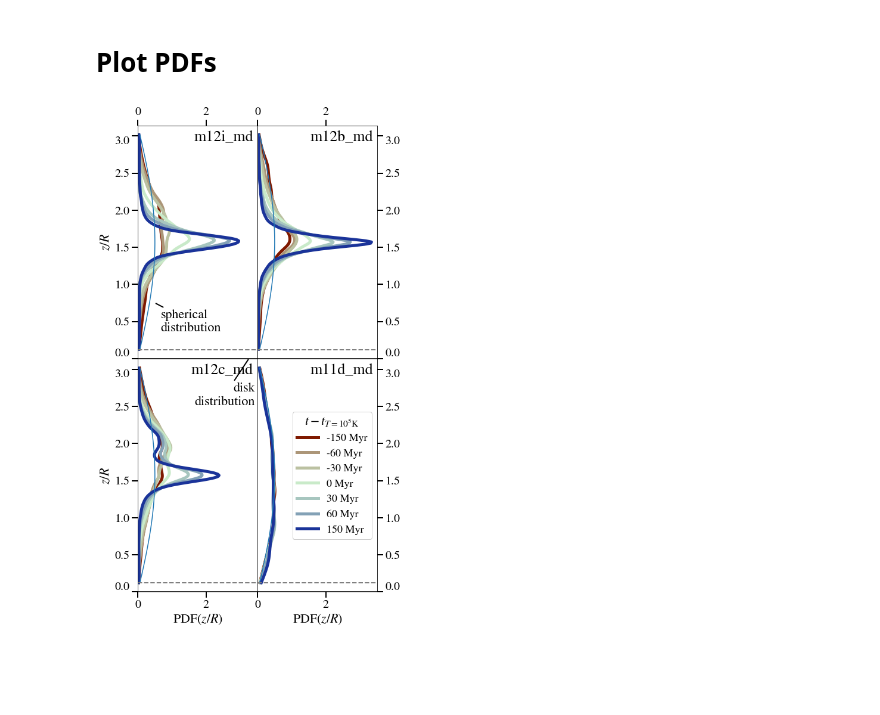
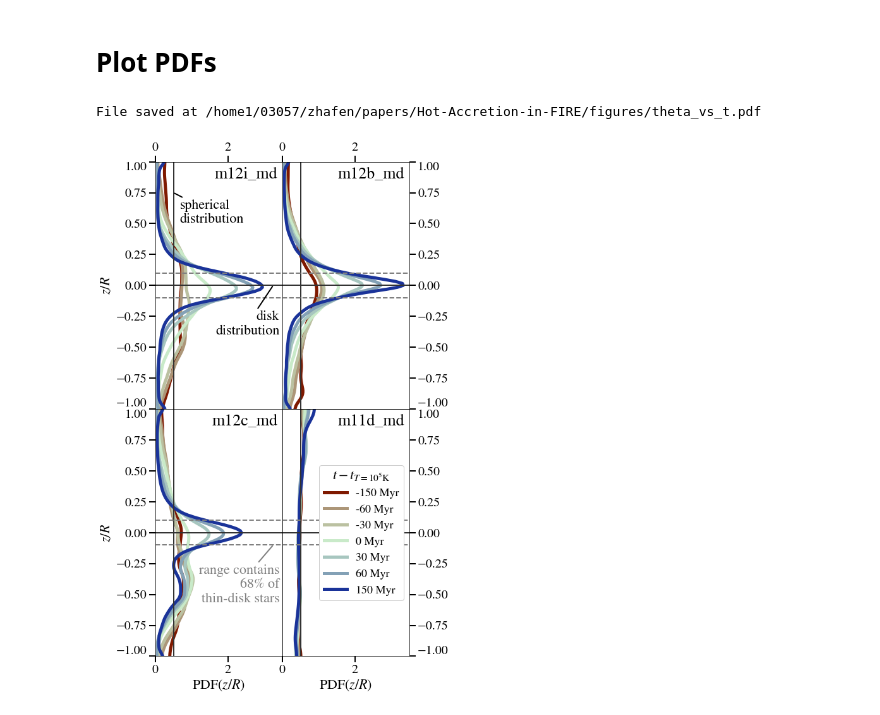
Before and after one commit to zhafen/Hot-Accretion-in-FIRE, a Jupyter notebook: analysis/combined.ipynb, the cells around one changed output. Saved outputs shown, nothing was run; the diff lists cells and outputs as text; code cells hidden in the pictures.

Commit message:
Added combined theta_vs_t plot.

```diff
--- a/analysis/combined.ipynb
+++ b/analysis/combined.ipynb
@@ -82,8 +82,8 @@ for k, row in enumerate( sims_to_plot ):
             )
 
             line = ax.plot(
-                pdf * np.sin( np.arccos( centers ) ),
-                np.arccos( centers ),
+                pdf,
+                centers,
                 linewidth = 5,
                 color = color,
                 label = label,
@@ -103,16 +103,16 @@ for k, row in enumerate( sims_to_plot ):
         )
 
         # Distribution curves
-#         ax.axvline(
-#             0.5,
-#             color = '.2',
-#             linestyle = '-',
-#             linewidth = 2,
+        ax.axvline(
+            0.5,
+            color = '.2',
+            linestyle = '-',
+            linewidth = 2,
+        )
+#         ax.plot(
+#             0.5 * np.sin( np.arccos( centers ) ),
+#             np.arccos( centers ),
 #         )
-        ax.plot(
-            0.5 * np.sin( np.arccos( centers ) ),
-            np.arccos( centers ),
-        )
         ax.axhline(
             0.,
             color = '.2',
@@ -187,33 +187,40 @@ for k, row in enumerate( sims_to_plot ):
                 xy = ( 3.25, 0 ),
                 xycoords = 'data',
                 xytext = ( 10, -40 ),
                 textcoords = 'offset points',
                 ha = 'right',
                 va = 'top',
                 fontsize = 22,
                 arrowprops = {
                     'arrowstyle': '-',
                     'lw': 2,
                 }
             )
 
         if ax.is_last_row() and ax.is_last_col():
             ax.legend(
                 prop={'size': 18},
                 loc = 'center right',
                 framealpha = 1,
                 title = r'$t - t_{T=10^5 {\rm K}}$',
                 title_fontsize = 22,
             )
 
         ax.set_xlim( 0, 3.5 )
-#         ax.set_ylim( -1., 1. )
-        ax.set_ylim( 0., np.pi )
+        ax.set_ylim( -1., 1. )
+#         ax.set_ylim( 0., np.pi )
 
         if ax.is_last_row():
             ax.set_xlabel( r'PDF$(z/R)$', fontsize=22 )
 
         if ax.is_first_col():
             ax.set_ylabel( r'$z/R$', fontsize=22 )
+
+plotting.save_fig(
+    out_dir = pm['figure_dir'],
+    save_file = 'theta_vs_t.pdf',
+    fig = fig,
+)
 # %% [output]
+File saved at /home1/03057/zhafen/papers/Hot-Accretion-in-FIRE/figures/theta_vs_t.pdf
-[figure, old version]
+[figure, new version]
```
Also changed, not shown: 1 other file.
